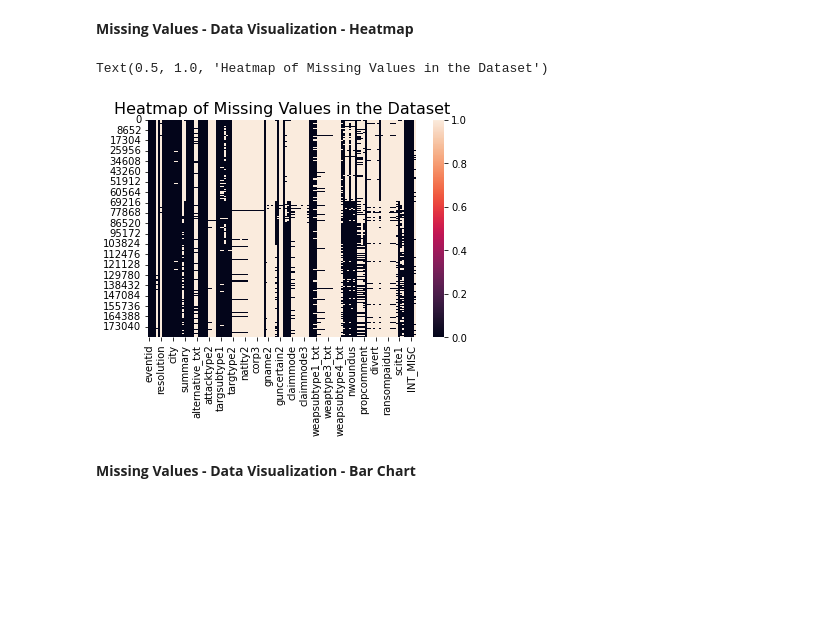
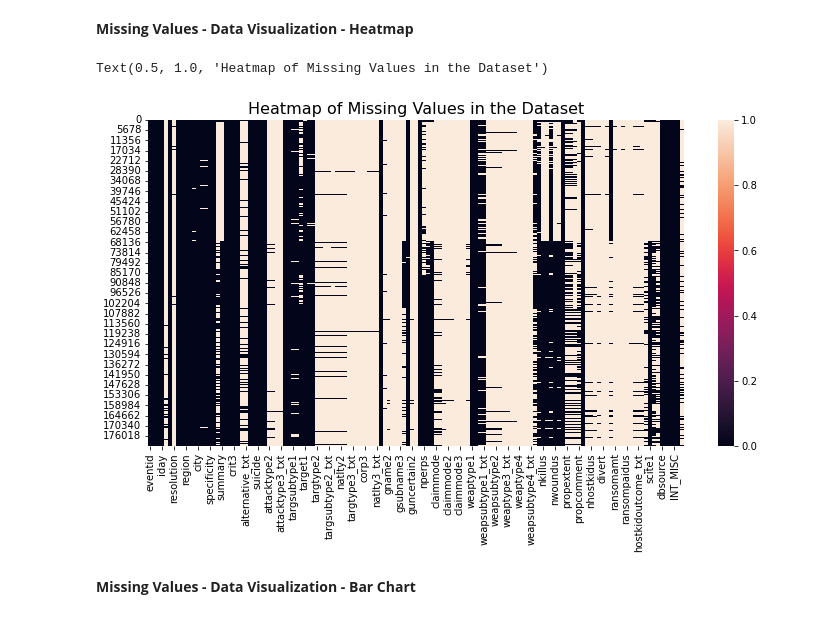
Before and after one commit to AimanSahay/Project-EDA_Global-Terrorism-Dataset, a Jupyter notebook: EDA_Global Terrorism Dataset.ipynb, the cells around one changed output. Drawn from its saved outputs; the diff is of its cells as text; code cells hidden in the pictures; blank space fills up the shorter version.

```diff
--- a/EDA_Global Terrorism Dataset.ipynb
+++ b/EDA_Global Terrorism Dataset.ipynb
@@ -170,11 +176,13 @@ Length: 135, dtype: int64
 **Missing Values - Data Visualization - Heatmap**
 # %%
 # Heatmap showing the distribution of null values in the entire dataset.
+
+plt.figure(figsize=(12,6))
 sns.heatmap(df.isnull())
 plt.title("Heatmap of Missing Values in the Dataset", fontsize=16)
 # %% [output]
 Text(0.5, 1.0, 'Heatmap of Missing Values in the Dataset')
-[figure, old version]
+[figure, new version]
 # %% [markdown]
 **Missing Values - Data Visualization - Bar Chart**
 # %%
```
Also changed, not shown: parts of 104 cells of this notebook.
